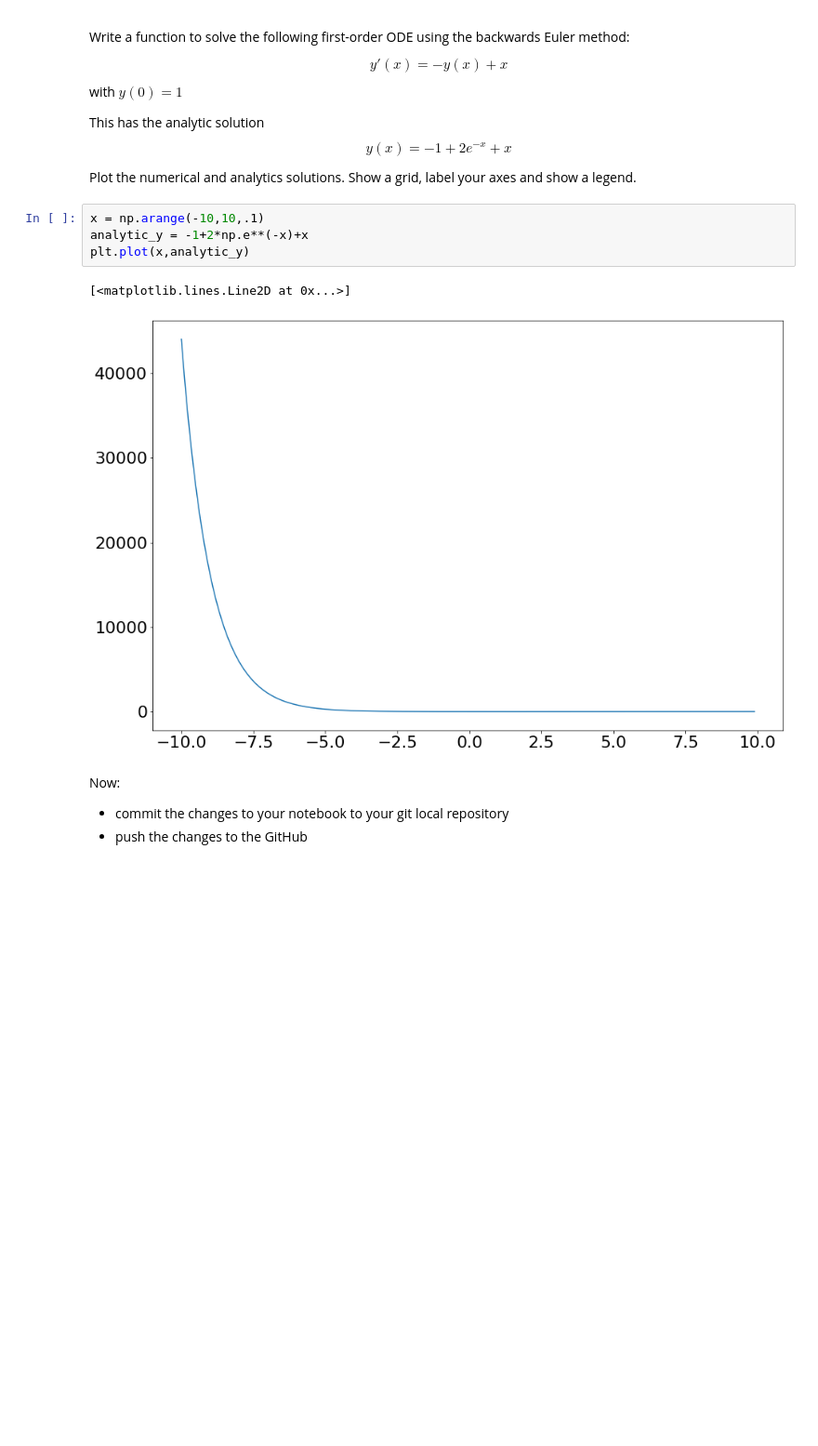
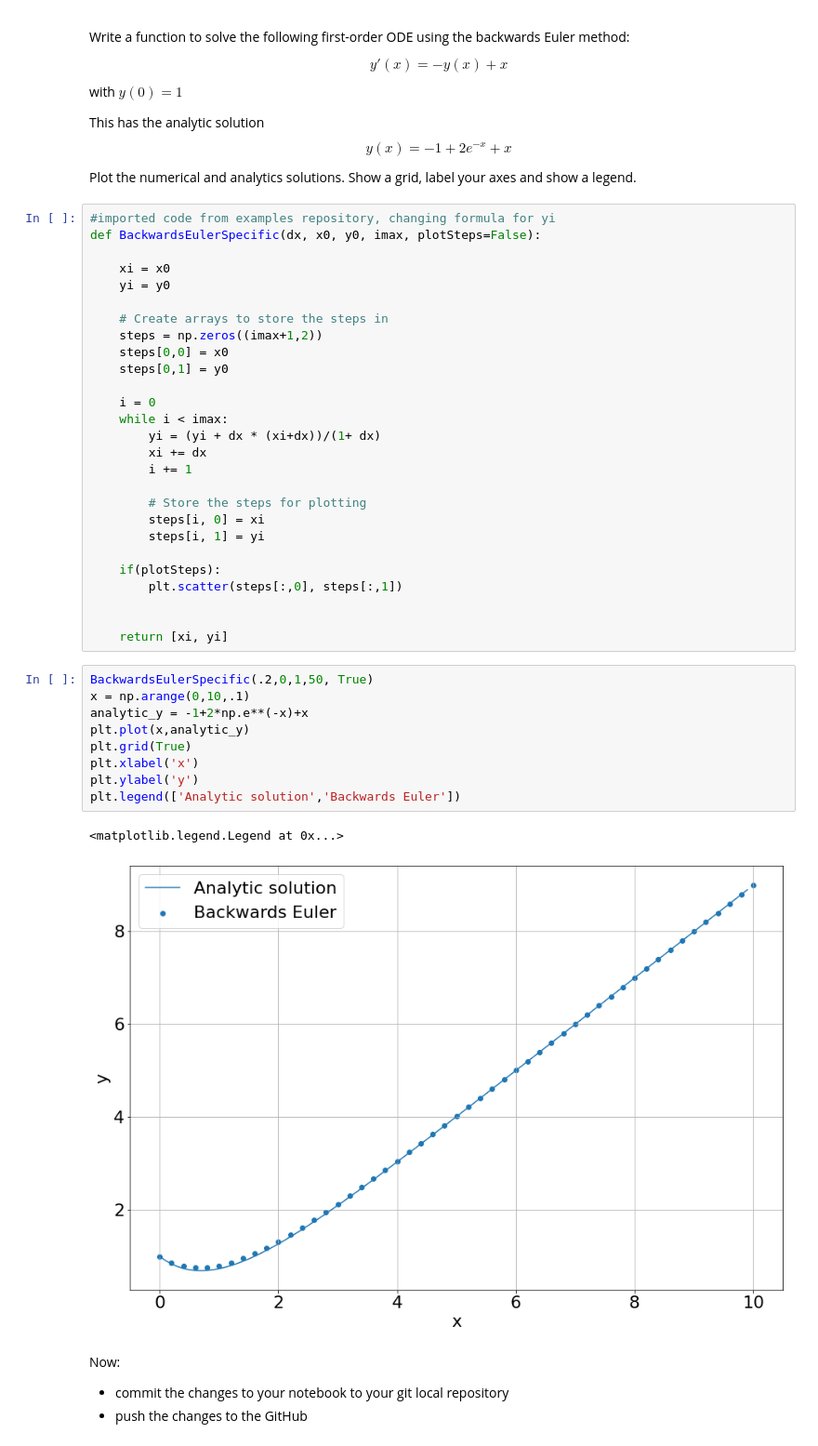
Before and after one commit to odhrandooley/ACM20030-Assignments, a Jupyter notebook: Assignment-3.ipynb, the cells around one changed output. Shown at 93% size. Cells and saved outputs as stored; diff of their text form; blank space fills up the shorter version.

```diff
--- a/Assignment-3.ipynb
+++ b/Assignment-3.ipynb
@@ -284,13 +284,45 @@ $$
 $$
 
 Plot the numerical and analytics solutions. Show a grid, label your axes and show a legend.
+# %%
+#imported code from examples repository, changing formula for yi
+def BackwardsEulerSpecific(dx, x0, y0, imax, plotSteps=False):
+
+    xi = x0
+    yi = y0
+
+    # Create arrays to store the steps in
+    steps = np.zeros((imax+1,2))
+    steps[0,0] = x0
+    steps[0,1] = y0
+
+    i = 0
+    while i < imax:
+        yi = (yi + dx * (xi+dx))/(1+ dx)
+        xi += dx
+        i += 1
+
+        # Store the steps for plotting
+        steps[i, 0] = xi
+        steps[i, 1] = yi
+
+    if(plotSteps):
+        plt.scatter(steps[:,0], steps[:,1])
+
+
+    return [xi, yi]
 # %%
-x = np.arange(-10,10,.1)
+BackwardsEulerSpecific(.2,0,1,50, True)
+x = np.arange(0,10,.1)
 analytic_y = -1+2*np.e**(-x)+x
 plt.plot(x,analytic_y)
+plt.grid(True)
+plt.xlabel('x')
+plt.ylabel('y')
+plt.legend(['Analytic solution','Backwards Euler'])
 # %% [output]
-[<matplotlib.lines.Line2D at 0x...>]
+<matplotlib.legend.Legend at 0x...>
-[figure, old version]
+[figure, new version]
 # %% [markdown]
 Now:
 - commit the changes to your notebook to your git local repository
```
